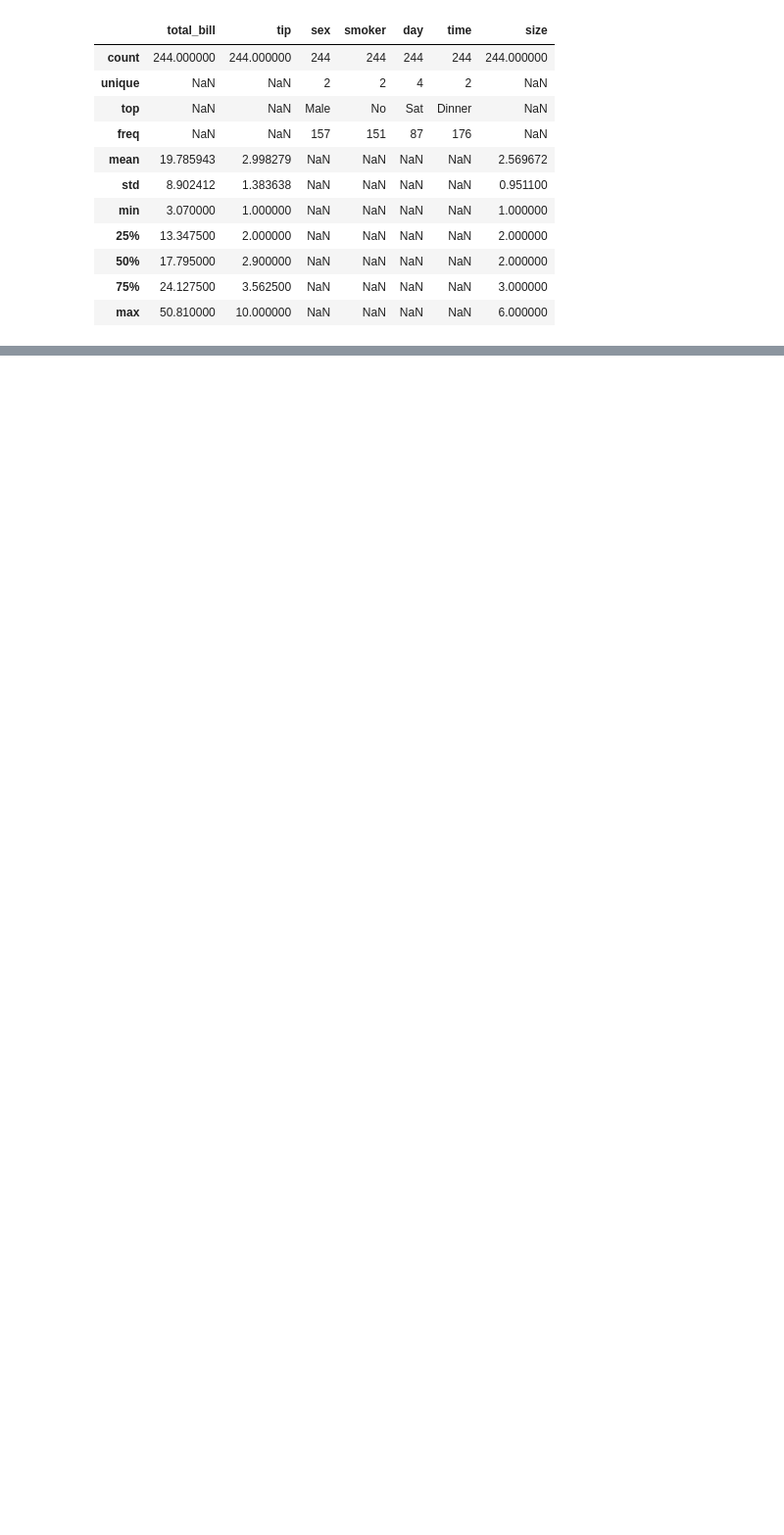
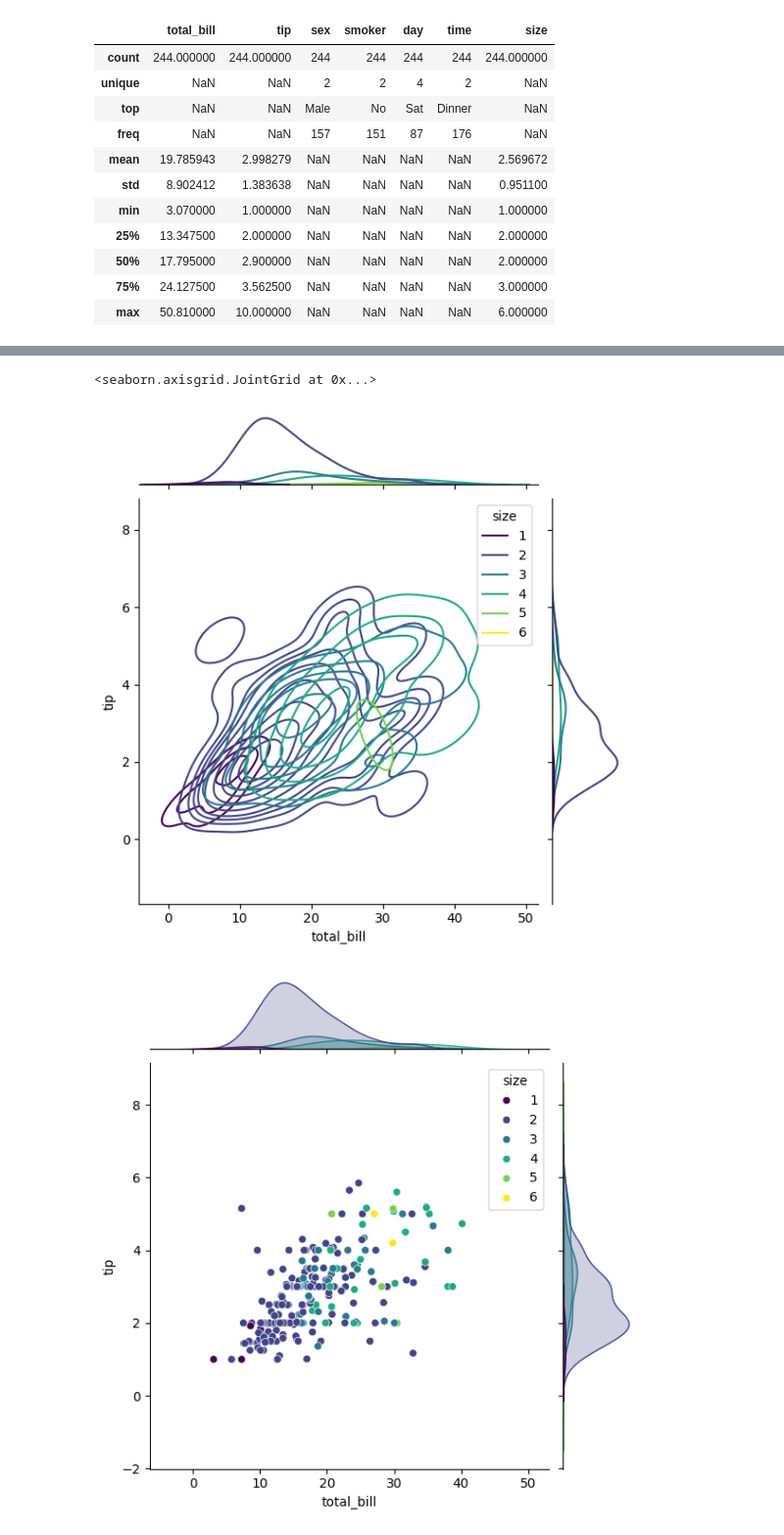
Before and after one commit to velkha/ProgramaIA_DS, a Jupyter notebook: Codigo/Python/EjerciciosPostgrado/LyD_IA/Entregas/Tips/py/Tips_DiegoParederoBlanco.ipynb, the cells around one changed output, grey strips where cells are left out. Shown at 98% size. Cells and saved outputs as stored; diff of their text form; code cells hidden in the pictures; blank space fills up the shorter version.

```diff
--- a/Codigo/Python/EjerciciosPostgrado/LyD_IA/Entregas/Tips/py/Tips_DiegoParederoBlanco.ipynb
+++ b/Codigo/Python/EjerciciosPostgrado/LyD_IA/Entregas/Tips/py/Tips_DiegoParederoBlanco.ipynb
@@ -548,0 +634,18 @@ ImportError: cannot import name 'get_outliers_multiple_w_iqr' from 'lib.df_utils
+# %%
+
+outliers: pd.DataFrame = get_outliers_multiple(working_df, ['total_bill', 'tip'])
+
+working_df_without_outliers: pd.DataFrame = working_df.drop(outliers.index)
+palette = sns.color_palette("viridis", as_cmap=True)
+sns.jointplot(
+    data=working_df_without_outliers,
+    x='total_bill', y="tip", hue="size", palette=palette, kind="kde"
+)
+sns.jointplot(
+    data=working_df_without_outliers,
+    x='total_bill', y="tip", hue="size", palette=palette
+)
+# %% [output]
+<seaborn.axisgrid.JointGrid at 0x...>
+[figure, added]
+[figure, added]
```
Also changed, not shown: parts of 82 cells of this notebook, 4 other files.
